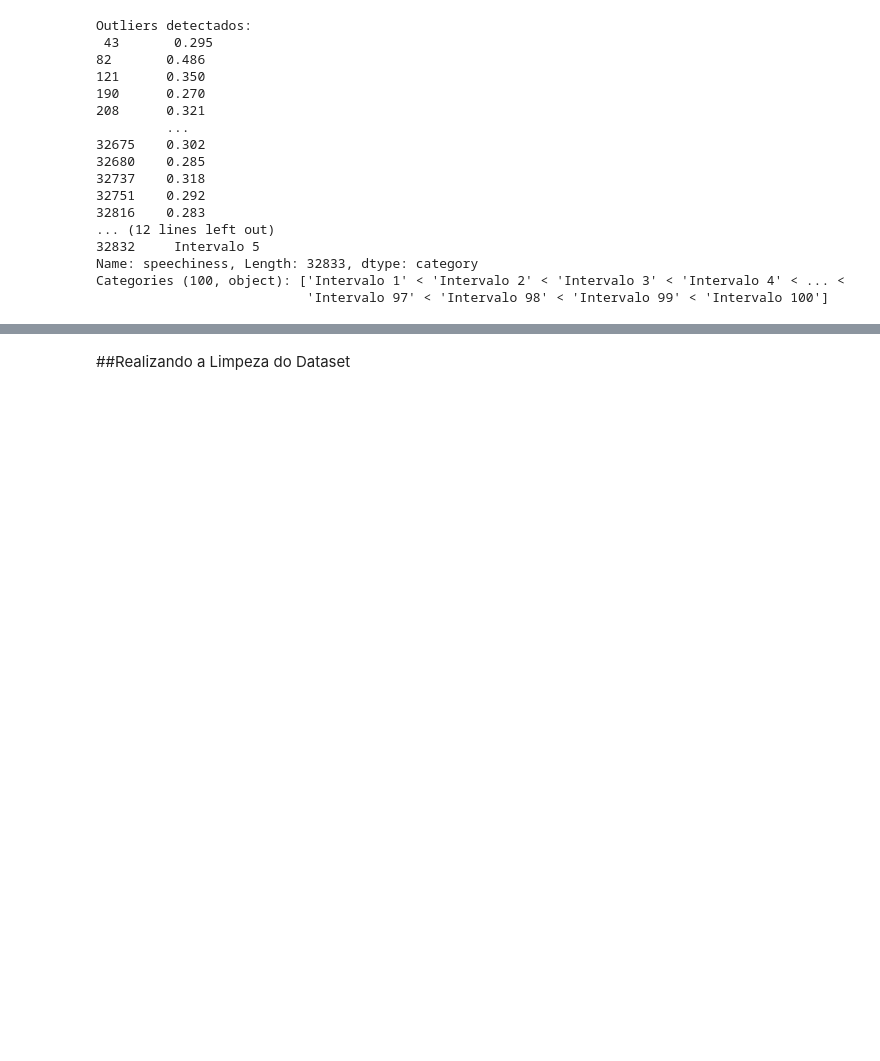
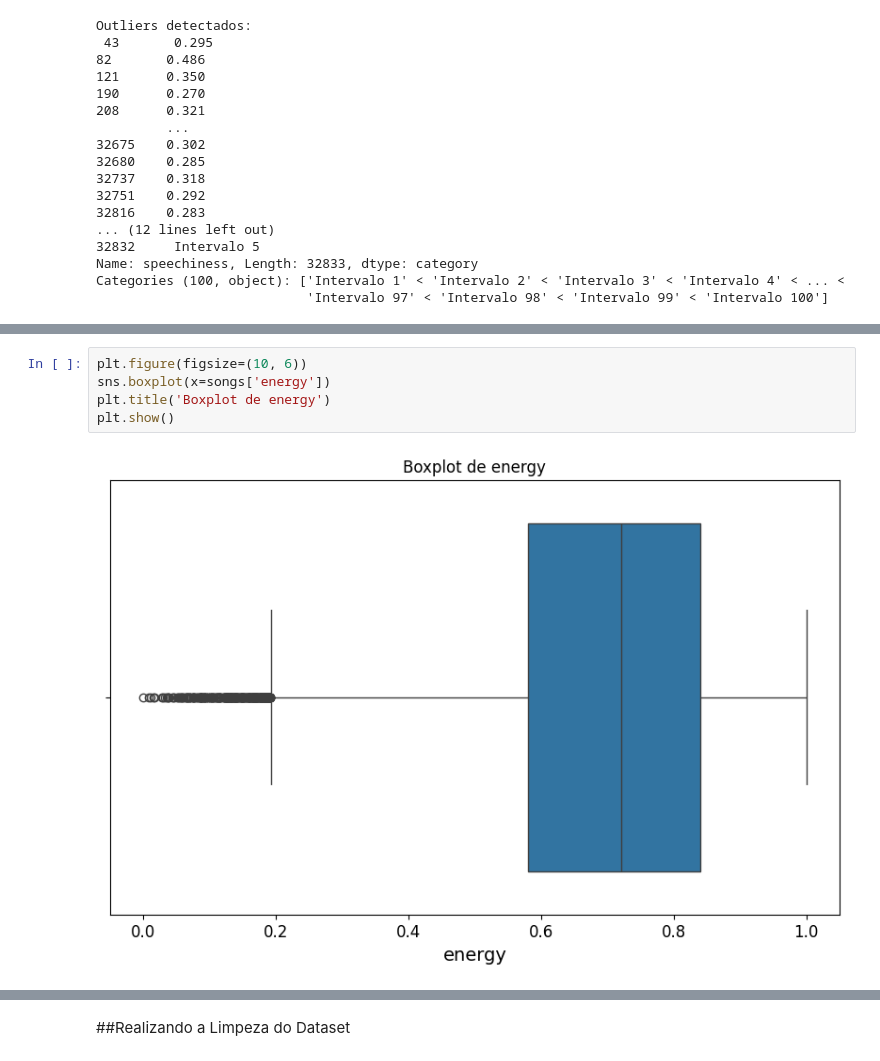
Before and after one commit to Lrs-mtos/song-popularity-ML, a Jupyter notebook: song_popularity.ipynb, the cells around one changed output, grey strips where cells are left out. Saved outputs shown, nothing was run; the diff lists cells and outputs as text; blank space fills up the shorter version.

```diff
--- a/song_popularity.ipynb
+++ b/song_popularity.ipynb
@@ -434,0 +442,7 @@ plt.show()
+# %%
+plt.figure(figsize=(10, 6))
+sns.boxplot(x=songs['energy'])
+plt.title('Boxplot de energy')
+plt.show()
+# %% [output]
+[figure, added]
```
Also changed, not shown: parts of 13 cells of this notebook.
